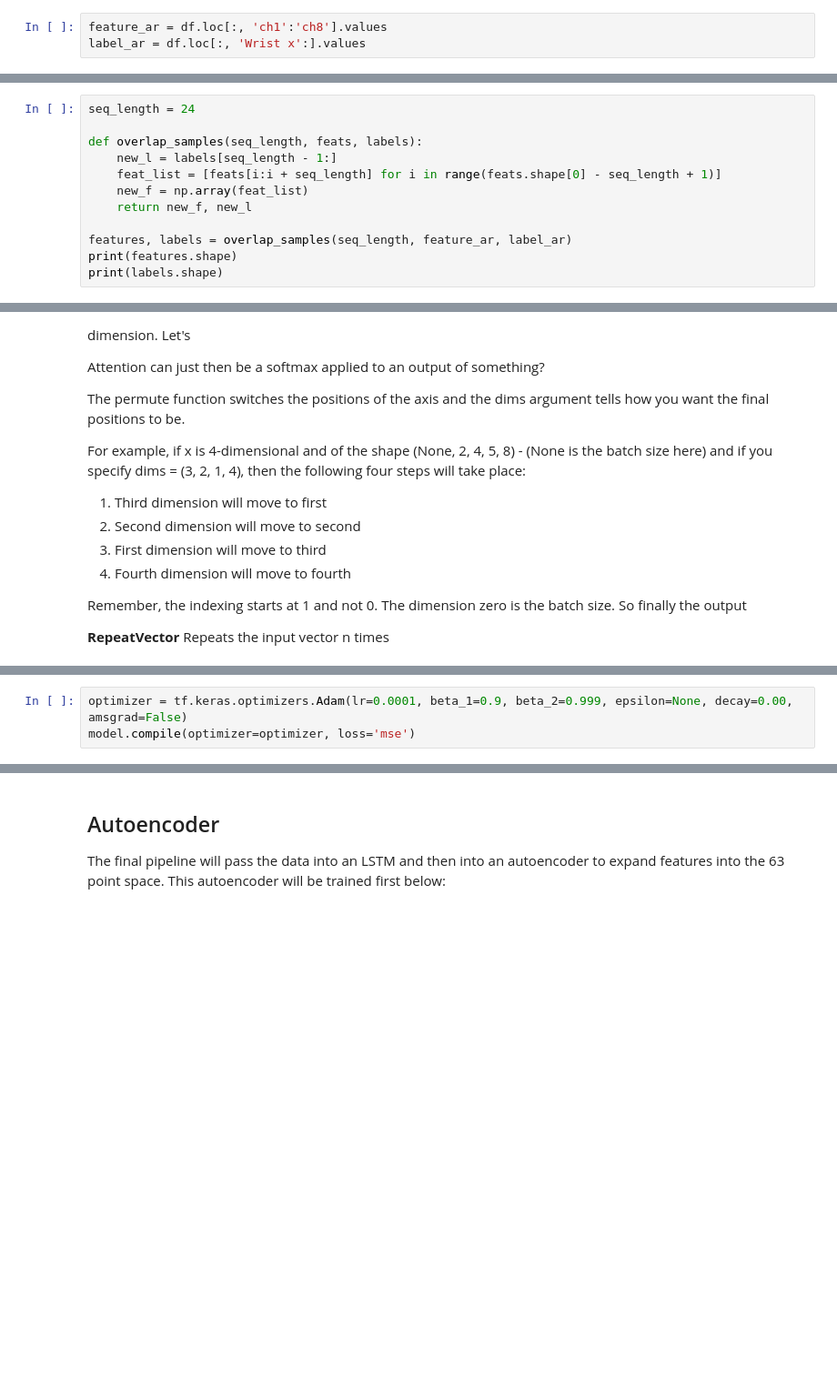
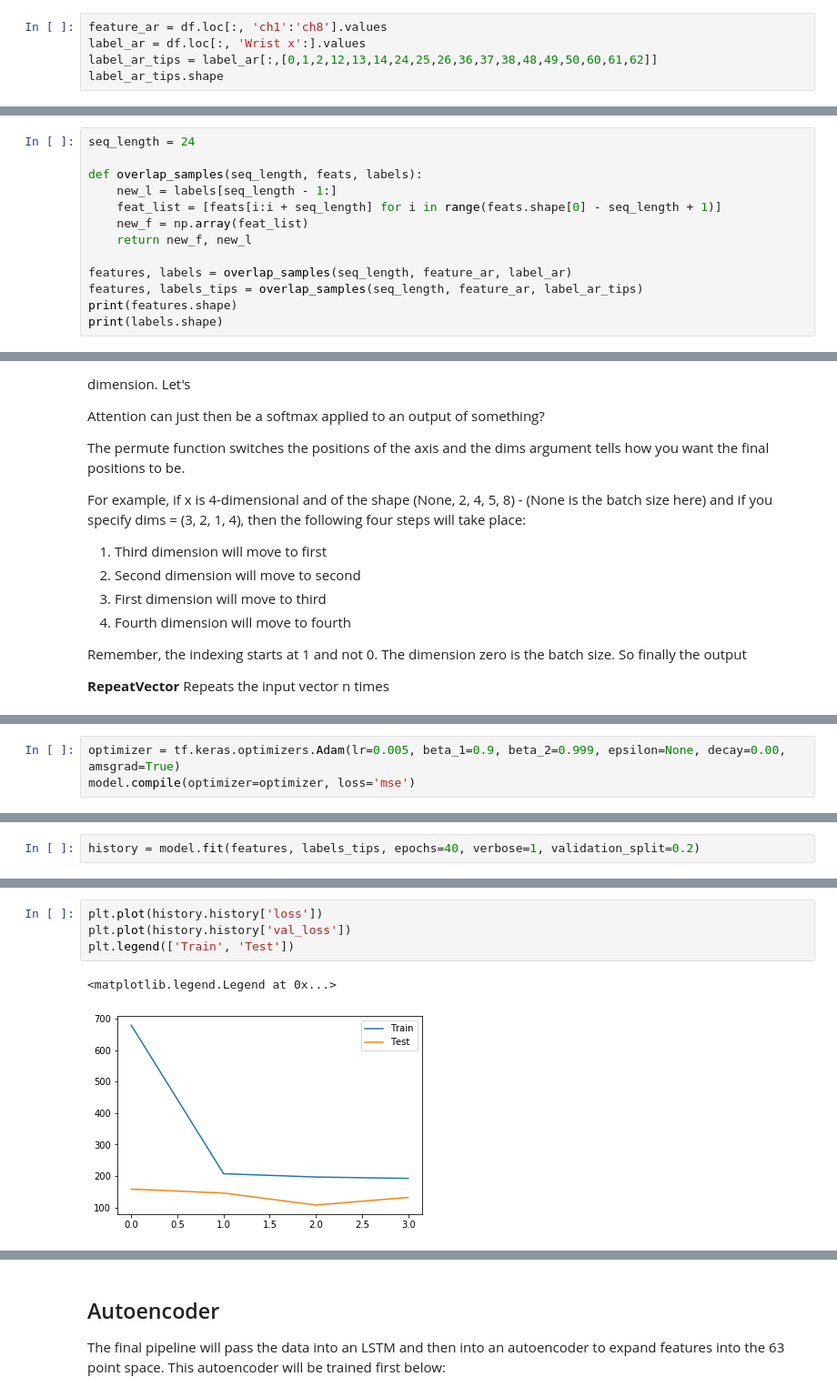
Before and after one commit to josecyc/Neurotron, a Jupyter notebook: ml/attention_model_pipeline.ipynb, the cells around one changed output, grey strips where cells are left out. Shown at 91% size. Drawn from its saved outputs; the diff is of its cells as text; blank space fills up the shorter version.

```diff
--- a/ml/attention_model_pipeline.ipynb
+++ b/ml/attention_model_pipeline.ipynb
@@ -72,3 +74,5 @@ def preprocess_features(x_train):
 # %%
 feature_ar = df.loc[:, 'ch1':'ch8'].values
 label_ar = df.loc[:, 'Wrist x':].values
+label_ar_tips = label_ar[:,[0,1,2,12,13,14,24,25,26,36,37,38,48,49,50,60,61,62]]
+label_ar_tips.shape
@@ -90,6 +96,7 @@ def overlap_samples(seq_length, feats, labels):
     return new_f, new_l
 
 features, labels = overlap_samples(seq_length, feature_ar, label_ar)
+features, labels_tips = overlap_samples(seq_length, feature_ar, label_ar_tips)
 print(features.shape)
 print(labels.shape)
 # %% [output]
@@ -310,3 +378,3 @@ ________________________________________________________________________________
 # %%
-optimizer = tf.keras.optimizers.Adam(lr=0.0001, beta_1=0.9, beta_2=0.999, epsilon=None, decay=0.00, amsgrad=False)
+optimizer = tf.keras.optimizers.Adam(lr=0.005, beta_1=0.9, beta_2=0.999, epsilon=None, decay=0.00, amsgrad=True)
 model.compile(optimizer=optimizer, loss='mse')
@@ -321,0 +386,2 @@ model.evaluate(features, labels, verbose=1)
+# %%
+history = model.fit(features, labels_tips, epochs=40, verbose=1, validation_split=0.2)
@@ -321,0 +406,7 @@ model.evaluate(features, labels, verbose=1)
+# %%
+plt.plot(history.history['loss'])
+plt.plot(history.history['val_loss'])
+plt.legend(['Train', 'Test'])
+# %% [output]
+<matplotlib.legend.Legend at 0x...>
+[figure, added]
```
Also changed, not shown: parts of 32 cells of this notebook, 4 other files.
